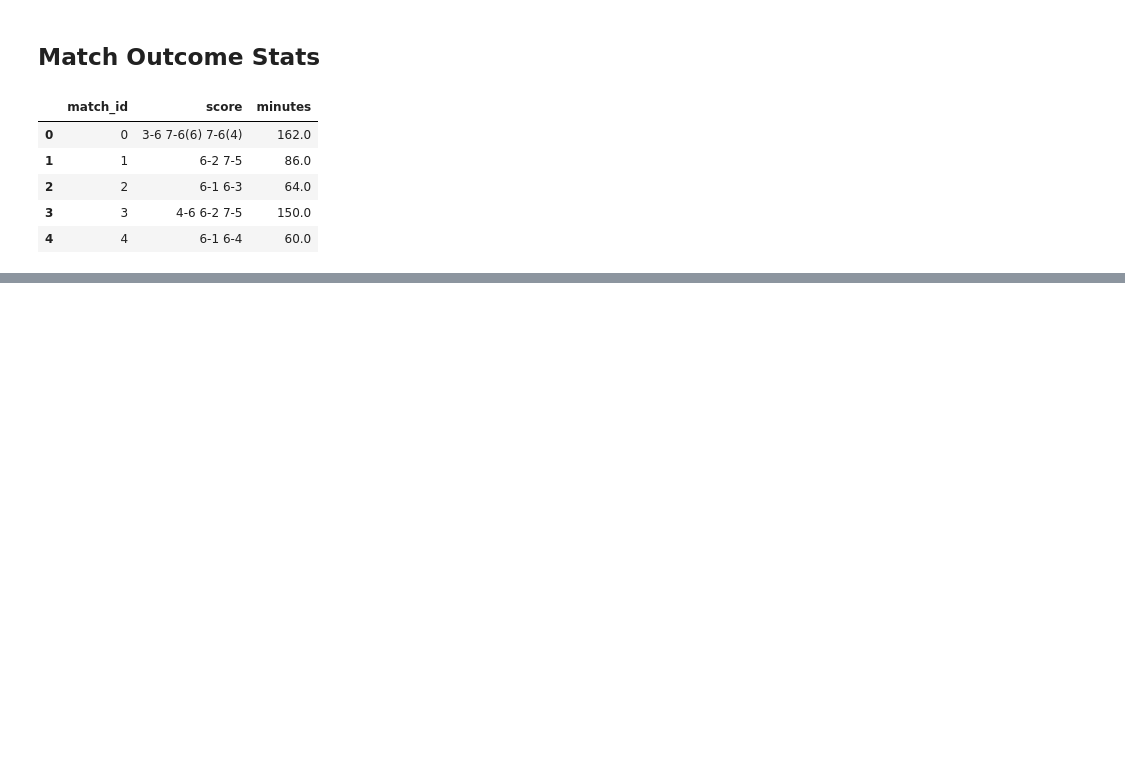
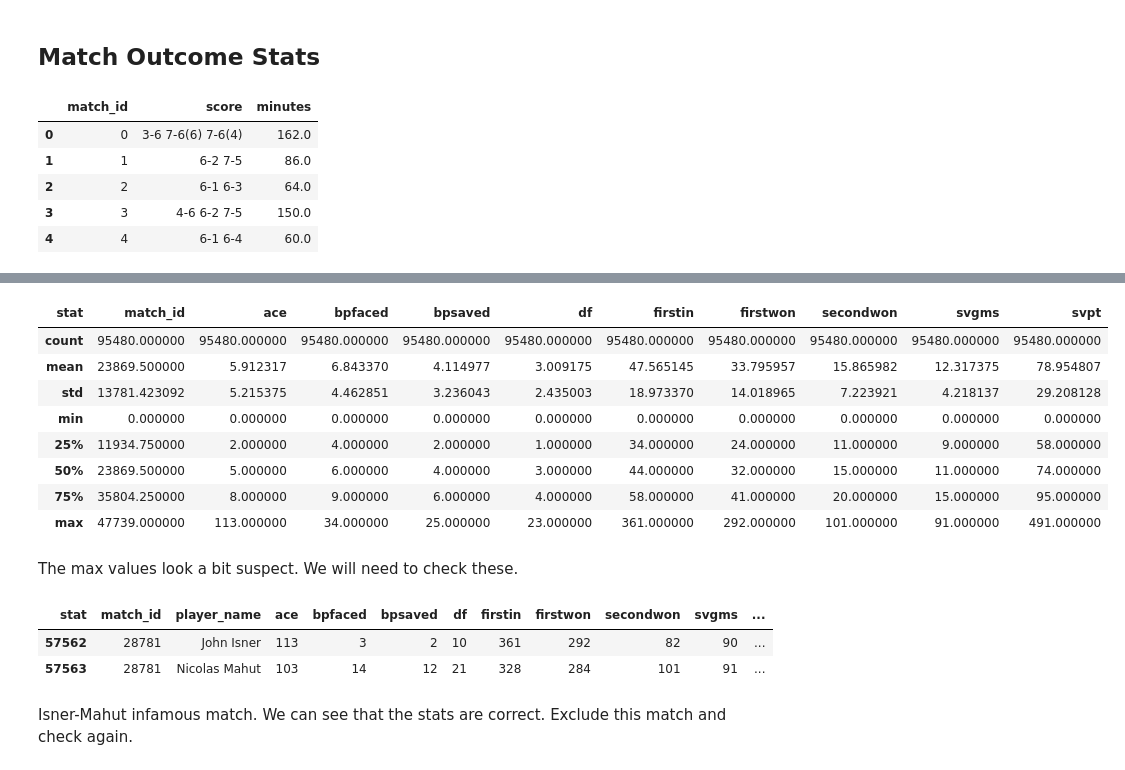
Before and after one commit to markclare1992/tennis, a Jupyter notebook: eda/initial_exploration.ipynb, the cells around one changed output, grey strips where cells are left out. Drawn from its saved outputs; the diff is of its cells as text; code cells hidden in the pictures; blank space fills up the shorter version.

```diff
--- a/eda/initial_exploration.ipynb
+++ b/eda/initial_exploration.ipynb
@@ -12,8 +11,8 @@ from rapidfuzz import process
 # %%
-match_info_df = pd.read_csv("//data/match_info.csv")
-match_outcome_stats_df = pd.read_csv("//data/match_outcome_stats.csv")
-player_info_df = pd.read_csv("//data/player_info.csv")
-player_outcome_stats_df = pd.read_csv("//data/player_outcome_stats.csv")
+match_info_df = pd.read_csv("/home/mark/Documents/interviews/tennis/data/match_info.csv")
+match_outcome_stats_df = pd.read_csv("/home/mark/Documents/interviews/tennis/data/match_outcome_stats.csv")
+player_info_df = pd.read_csv("/home/mark/Documents/interviews/tennis/data/player_info.csv")
+player_outcome_stats_df = pd.read_csv("/home/mark/Documents/interviews/tennis/data/player_outcome_stats.csv")
 # %% [markdown]
 ## Match Info
 # %%
@@ -508,0 +480,6 @@ Name: count, dtype: int64
+# %%
+player_outcome_stats_df = player_outcome_stats_df.pivot(
+    index=["match_id", "player_name"], columns="stat", values="stat_value"
+).reset_index()
+
+player_outcome_stats_df.head()
@@ -508,0 +509,22 @@ Name: count, dtype: int64
+# %%
+player_outcome_stats_df.describe()
+# %% [output]
+| stat | match_id | ace | bpfaced | bpsaved | df | firstin | firstwon | secondwon | svgms | svpt |
+| count | 95480.000000 | 95480.000000 | 95480.000000 | 95480.000000 | 95480.000000 | 95480.000000 | 95480.000000 | 95480.000000 | 95480.000000 | 95480.000000 |
+| mean | 23869.500000 | 5.912317 | 6.843370 | 4.114977 | 3.009175 | 47.565145 | 33.795957 | 15.865982 | 12.317375 | 78.954807 |
+| std | 13781.423092 | 5.215375 | 4.462851 | 3.236043 | 2.435003 | 18.973370 | 14.018965 | 7.223921 | 4.218137 | 29.208128 |
+| min | 0.000000 | 0.000000 | 0.000000 | 0.000000 | 0.000000 | 0.000000 | 0.000000 | 0.000000 | 0.000000 | 0.000000 |
+| 25% | 11934.750000 | 2.000000 | 4.000000 | 2.000000 | 1.000000 | 34.000000 | 24.000000 | 11.000000 | 9.000000 | 58.000000 |
+| 50% | 23869.500000 | 5.000000 | 6.000000 | 4.000000 | 3.000000 | 44.000000 | 32.000000 | 15.000000 | 11.000000 | 74.000000 |
+| 75% | 35804.250000 | 8.000000 | 9.000000 | 6.000000 | 4.000000 | 58.000000 | 41.000000 | 20.000000 | 15.000000 | 95.000000 |
+| max | 47739.000000 | 113.000000 | 34.000000 | 25.000000 | 23.000000 | 361.000000 | 292.000000 | 101.000000 | 91.000000 | 491.000000 |
+# %% [markdown]
+The max values look a bit suspect. We will need to check these.
+# %%
+player_outcome_stats_df[player_outcome_stats_df["ace"] > 100]
+# %% [output]
+| stat | match_id | player_name | ace | bpfaced | bpsaved | df | firstin | firstwon | secondwon | svgms | ... |
+| 57562 | 28781 | John Isner | 113 | 3 | 2 | 10 | 361 | 292 | 82 | 90 | ... |
+| 57563 | 28781 | Nicolas Mahut | 103 | 14 | 12 | 21 | 328 | 284 | 101 | 91 | ... |
+# %% [markdown]
+Isner-Mahut infamous match. We can see that the stats are correct. Exclude this match and check again.
```
Also changed, not shown: parts of 52 cells of this notebook, 10 other files.
